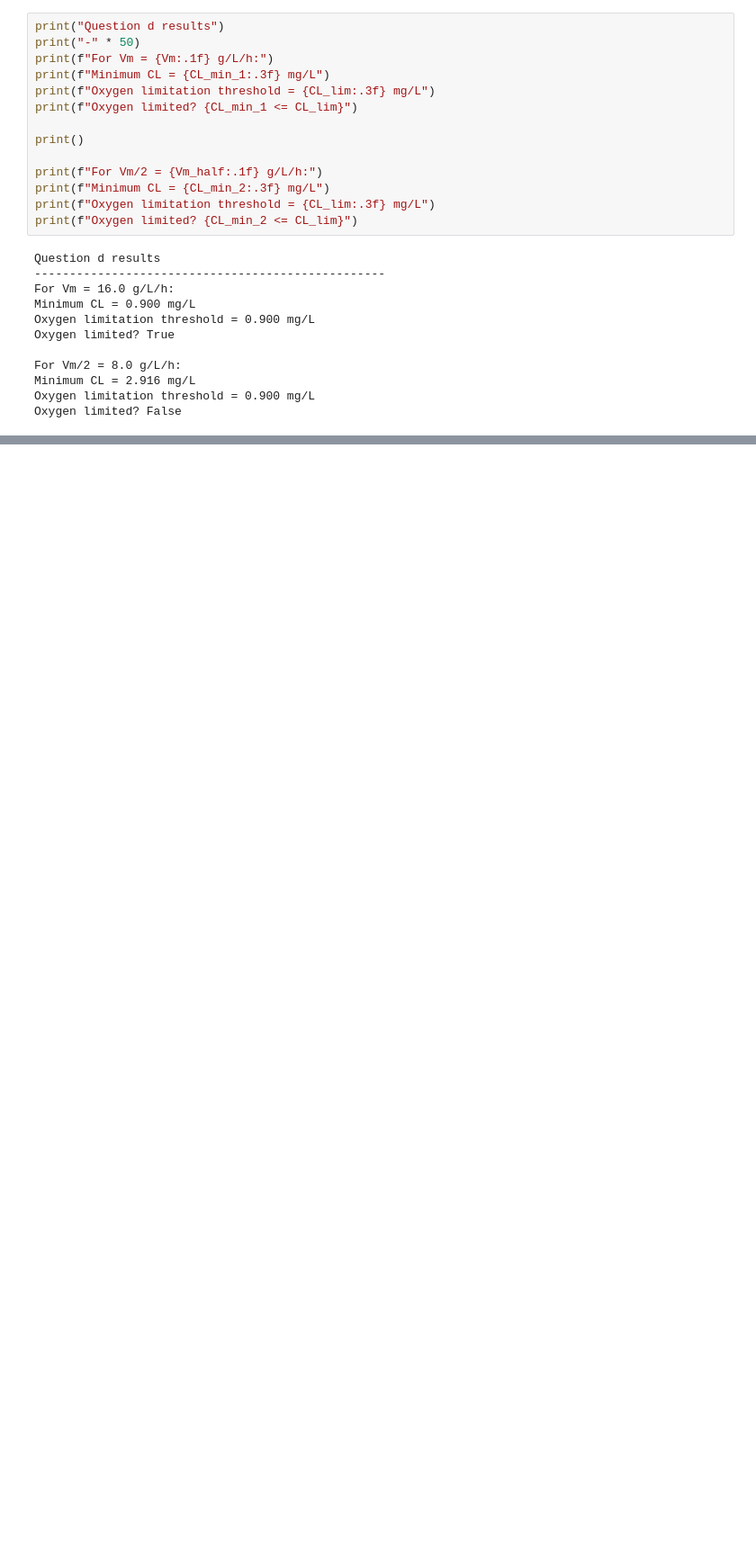
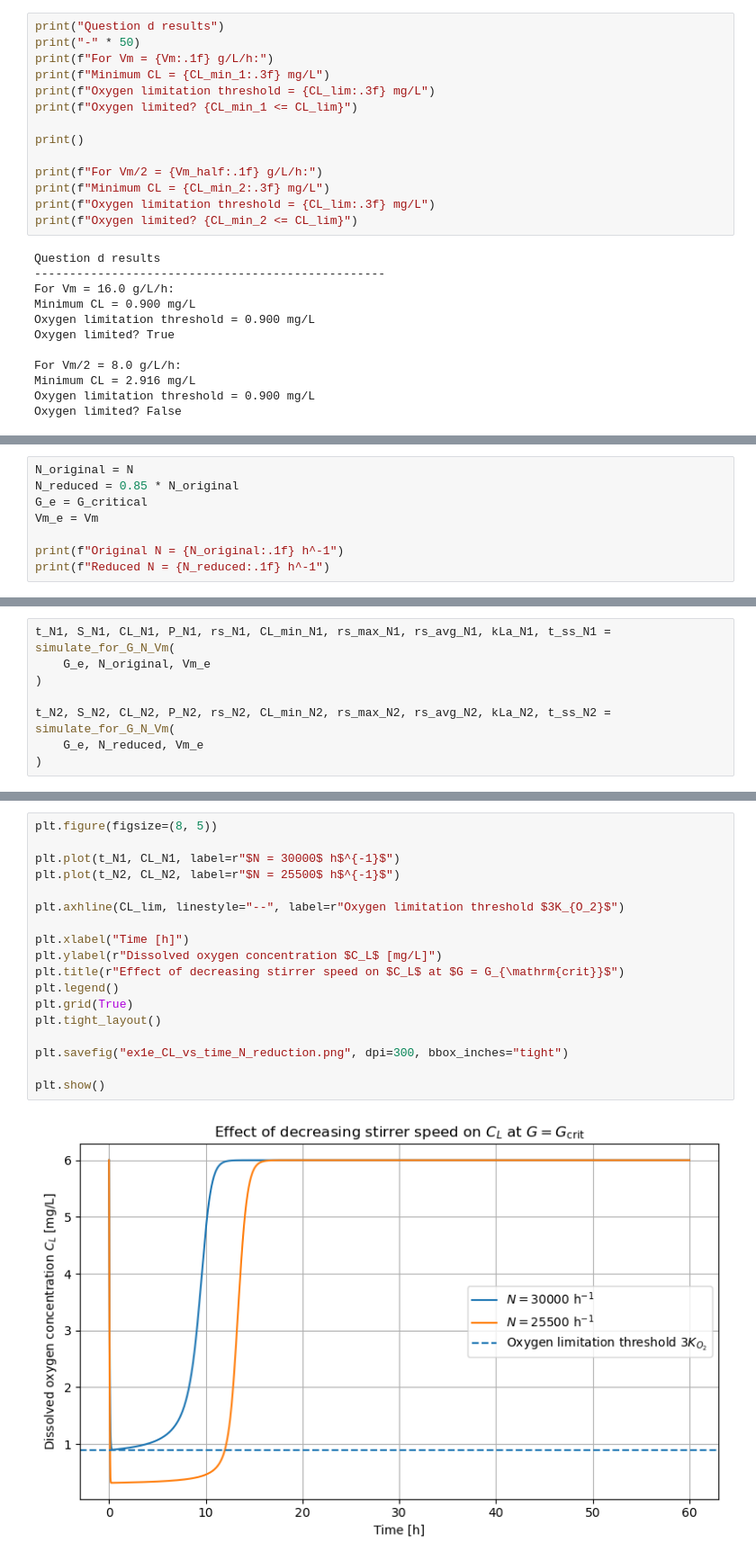
Before and after one commit to vicollari/bioreactor_simulation, a Jupyter notebook: project5/exo1.ipynb, the cells around one changed output, grey strips where cells are left out. Shown at 90% size. Cells and saved outputs as stored; diff of their text form; blank space fills up the shorter version.

```diff
--- a/project5/exo1.ipynb
+++ b/project5/exo1.ipynb
@@ -387,0 +390,8 @@ Oxygen limited? False
+# %%
+N_original = N
+N_reduced = 0.85 * N_original
+G_e = G_critical
+Vm_e = Vm
+
+print(f"Original N = {N_original:.1f} h^-1")
+print(f"Reduced N = {N_reduced:.1f} h^-1")
@@ -387,0 +456,8 @@ Oxygen limited? False
+# %%
+t_N1, S_N1, CL_N1, P_N1, rs_N1, CL_min_N1, rs_max_N1, rs_avg_N1, kLa_N1, t_ss_N1 = simulate_for_G_N_Vm(
+    G_e, N_original, Vm_e
+)
+
+t_N2, S_N2, CL_N2, P_N2, rs_N2, CL_min_N2, rs_max_N2, rs_avg_N2, kLa_N2, t_ss_N2 = simulate_for_G_N_Vm(
+    G_e, N_reduced, Vm_e
+)
@@ -387,0 +490,20 @@ Oxygen limited? False
+# %%
+plt.figure(figsize=(8, 5))
+
+plt.plot(t_N1, CL_N1, label=r"$N = 30000$ h$^{-1}$")
+plt.plot(t_N2, CL_N2, label=r"$N = 25500$ h$^{-1}$")
+
+plt.axhline(CL_lim, linestyle="--", label=r"Oxygen limitation threshold $3K_{O_2}$")
+
+plt.xlabel("Time [h]")
+plt.ylabel(r"Dissolved oxygen concentration $C_L$ [mg/L]")
+plt.title(r"Effect of decreasing stirrer speed on $C_L$ at $G = G_{\mathrm{crit}}$")
+plt.legend()
+plt.grid(True)
+plt.tight_layout()
+
+plt.savefig("ex1e_CL_vs_time_N_reduction.png", dpi=300, bbox_inches="tight")
+
+plt.show()
+# %% [output]
+[figure, added]
```
Also changed, not shown: parts of 5 cells of this notebook, 3 other files.
